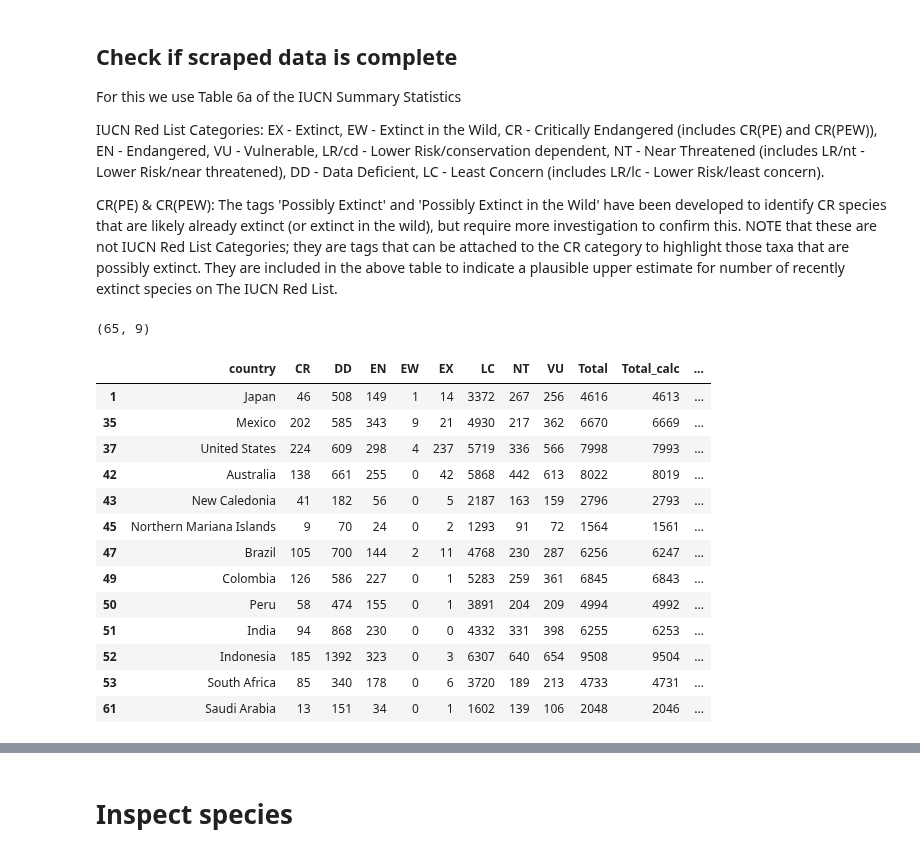
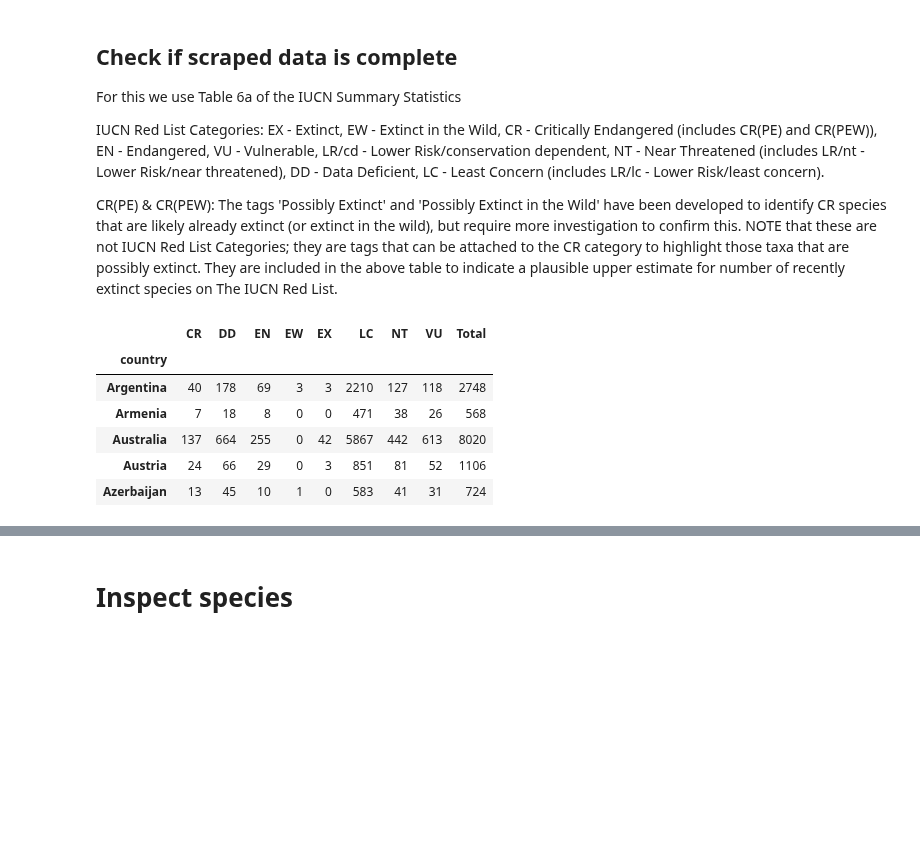
Before and after one commit to MarkusKiesel93/DOPPThreatenedSpecies, a Jupyter notebook: IUCN_explore.ipynb, the cells around one changed output, grey strips where cells are left out. Saved outputs shown, nothing was run; the diff lists cells and outputs as text; code cells hidden in the pictures; blank space fills up the shorter version.

```diff
--- a/IUCN_explore.ipynb
+++ b/IUCN_explore.ipynb
@@ -212,14 +212,22 @@ IUCN Red List Categories: EX - Extinct, EW - Extinct in the Wild, CR - Criticall
 
 CR(PE) & CR(PEW): The tags 'Possibly Extinct' and 'Possibly Extinct in the Wild' have been developed to identify CR species that are likely already extinct (or extinct in the wild), but require more investigation to confirm this. NOTE that these are not IUCN Red List Categories; they are tags that can be attached to the CR category to highlight those taxa that are possibly extinct. They are included in the above table to indicate a plausible upper estimate for number of recently extinct species on The IUCN Red List.
 # %%
+# Bring Data In same format as Table 6a
 IUCN_cleaned_all = clean_data(IUCN_raw_data, filter_terrestrial=False)
 grouped = IUCN_cleaned_all.groupby(['country', 'threat_level'])['scientific_name'].count().reset_index(name='count')
-species_tl = grouped.pivot(index='country', columns='threat_level', values='count')
+species_tl = grouped.pivot_table(index='country', columns='threat_level', values='count')
 species_tl = species_tl.fillna(0.0)
 species_tl['Total'] = species_tl.sum(axis=1)
-species_tl.shape
+species_tl = species_tl.convert_dtypes(convert_integer=True)
+species_tl.head()
 # %% [output]
-(65, 9)
+|  | CR | DD | EN | EW | EX | LC | NT | VU | Total |
+| country |  |  |  |  |  |  |  |  |  |
+| Argentina | 40 | 178 | 69 | 3 | 3 | 2210 | 127 | 118 | 2748 |
+| Armenia | 7 | 18 | 8 | 0 | 0 | 471 | 38 | 26 | 568 |
+| Australia | 137 | 664 | 255 | 0 | 42 | 5867 | 442 | 613 | 8020 |
+| Austria | 24 | 66 | 29 | 0 | 3 | 851 | 81 | 52 | 1106 |
+| Azerbaijan | 13 | 45 | 10 | 1 | 0 | 583 | 41 | 31 | 724 |
 # %%
 def load_table6a(threat_levels, country_rename_mapper, country_list):
     # load data
@@ -261,17 +260,0 @@ test['diff_calc_scraped'] = test['Total_calc'] - test['Total_scraped']
-# %%
-test[test['diff_to_calc'] > 0]
-# %% [output]
-|  | country | CR | DD | EN | EW | EX | LC | NT | VU | Total | Total_calc | ... |
-| 1 | Japan | 46 | 508 | 149 | 1 | 14 | 3372 | 267 | 256 | 4616 | 4613 | ... |
-| 35 | Mexico | 202 | 585 | 343 | 9 | 21 | 4930 | 217 | 362 | 6670 | 6669 | ... |
-| 37 | United States | 224 | 609 | 298 | 4 | 237 | 5719 | 336 | 566 | 7998 | 7993 | ... |
-| 42 | Australia | 138 | 661 | 255 | 0 | 42 | 5868 | 442 | 613 | 8022 | 8019 | ... |
-| 43 | New Caledonia | 41 | 182 | 56 | 0 | 5 | 2187 | 163 | 159 | 2796 | 2793 | ... |
-| 45 | Northern Mariana Islands | 9 | 70 | 24 | 0 | 2 | 1293 | 91 | 72 | 1564 | 1561 | ... |
-| 47 | Brazil | 105 | 700 | 144 | 2 | 11 | 4768 | 230 | 287 | 6256 | 6247 | ... |
-| 49 | Colombia | 126 | 586 | 227 | 0 | 1 | 5283 | 259 | 361 | 6845 | 6843 | ... |
-| 50 | Peru | 58 | 474 | 155 | 0 | 1 | 3891 | 204 | 209 | 4994 | 4992 | ... |
-| 51 | India | 94 | 868 | 230 | 0 | 0 | 4332 | 331 | 398 | 6255 | 6253 | ... |
-| 52 | Indonesia | 185 | 1392 | 323 | 0 | 3 | 6307 | 640 | 654 | 9508 | 9504 | ... |
-| 53 | South Africa | 85 | 340 | 178 | 0 | 6 | 3720 | 189 | 213 | 4733 | 4731 | ... |
-| 61 | Saudi Arabia | 13 | 151 | 34 | 0 | 1 | 1602 | 139 | 106 | 2048 | 2046 | ... |
```
Also changed, not shown: parts of 13 cells of this notebook.
